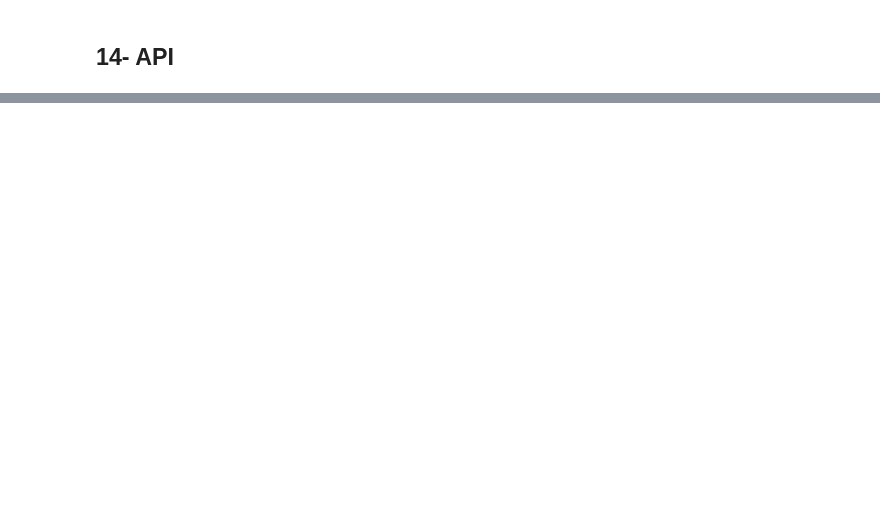
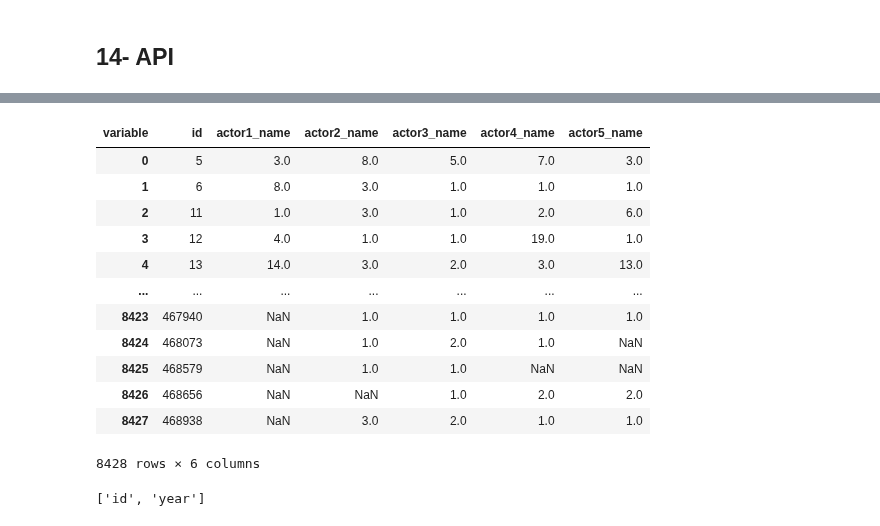
Before and after one commit to scienclick/pde_cap_mrp_zagros, a Jupyter notebook: notebooks/main_notebook.ipynb, the cells around one changed output, grey strips where cells are left out. Drawn from its saved outputs; the diff is of its cells as text; code cells hidden in the pictures; blank space fills up the shorter version.

```diff
--- a/notebooks/main_notebook.ipynb
+++ b/notebooks/main_notebook.ipynb
@@ -709,0 +1073,33 @@ Epoch 11/100
+# %%
+# actors_df=
+(#2- extracting actor_weights
+            df_all_casting
+                .melt(id_vars="id",value_vars=["actor1_name","actor2_name","actor3_name","actor4_name","actor5_name"])
+                .sort_values(by=["id","variable"])
+                .merge(df[["id","year"]],on="id",how="left")
+                .replace("none",np.NaN)
+                .dropna()
+                .assign(unit=1)
+                .sort_values(by=["value","year"])
+                .assign(actor_freq=lambda df_:df_.groupby("value").cumsum()["unit"])
+                .pipe(lambda df_:pd.pivot(df_,values="actor_freq",columns="variable",index="id"))
+                .reset_index()
+            )
+# %% [output]
+| variable | id | actor1_name | actor2_name | actor3_name | actor4_name | actor5_name |
+| 0 | 5 | 3.0 | 8.0 | 5.0 | 7.0 | 3.0 |
+| 1 | 6 | 8.0 | 3.0 | 1.0 | 1.0 | 1.0 |
+| 2 | 11 | 1.0 | 3.0 | 1.0 | 2.0 | 6.0 |
+| 3 | 12 | 4.0 | 1.0 | 1.0 | 19.0 | 1.0 |
+| 4 | 13 | 14.0 | 3.0 | 2.0 | 3.0 | 13.0 |
+| ... | ... | ... | ... | ... | ... | ... |
+| 8423 | 467940 | NaN | 1.0 | 1.0 | 1.0 | 1.0 |
+| 8424 | 468073 | NaN | 1.0 | 2.0 | 1.0 | NaN |
+| 8425 | 468579 | NaN | 1.0 | 1.0 | NaN | NaN |
+| 8426 | 468656 | NaN | NaN | 1.0 | 2.0 | 2.0 |
+| 8427 | 468938 | NaN | 3.0 | 2.0 | 1.0 | 1.0 |
+8428 rows × 6 columns
+# %%
+["id","year"]
+# %% [output]
+['id', 'year']
```
Also changed, not shown: parts of 33 cells of this notebook.
